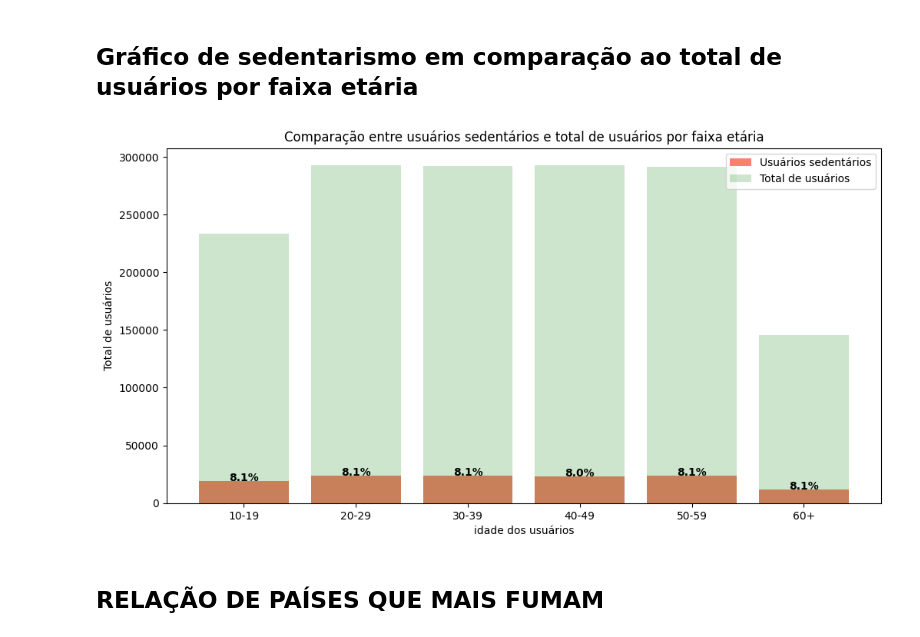
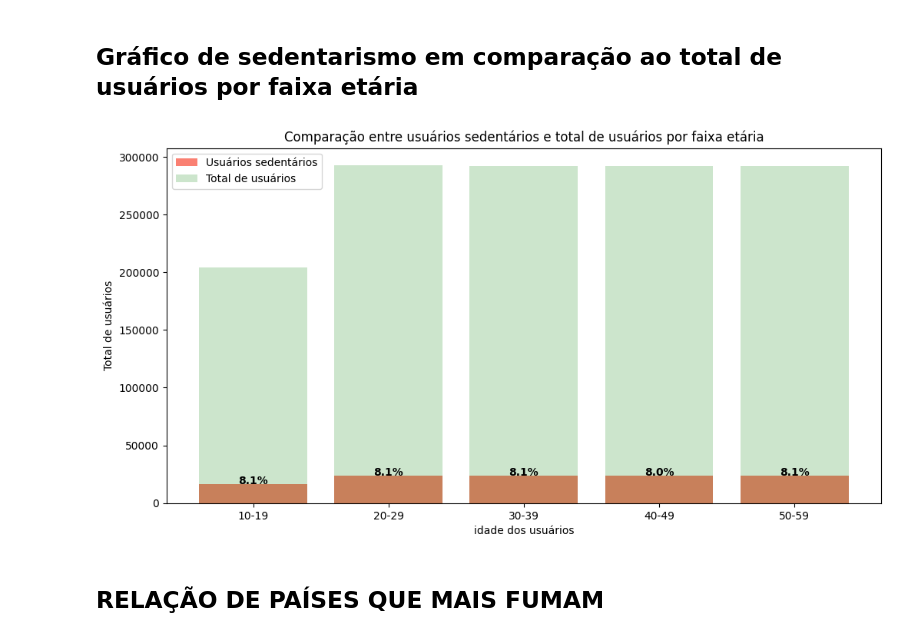
Before and after one commit to H3ytt0r62/SBD2-Social_Media_User_Analysis, a Jupyter notebook: Data layer/Raw/analytcs.ipynb, the cells around one changed output. Drawn from its saved outputs; the diff is of its cells as text; code cells hidden in the pictures.

```diff
--- a/Data layer/Raw/analytcs.ipynb
+++ b/Data layer/Raw/analytcs.ipynb
@@ -171,0 +160,19 @@ plt.show()
+# %%
+df_raw['faixa_idade'] = pd.cut(
+    df_raw['age'],
+    bins=[18, 30, 40, 50, 60, 70, 100]
+)
+
+media = df_raw.groupby(
+    'faixa_idade',
+    observed=True
+)['exercise_hours_per_week'].mean()
+
+plt.figure(figsize=(9,6))
+plt.plot(media.index.astype(str), media.values, marker='o')
+
+plt.xlabel('Faixa etária')
+plt.ylabel('Média de horas de exercício por semana')
+plt.title('Média de atividade física por faixa etária')
+
+plt.show()
@@ -175,24 +184,29 @@ np.int64(65)
 # %% [markdown]
 ## Gráfico de sedentarismo em comparação ao total de usuários por faixa etária
 # %%
+binsv= [10,20,30,40,50,60,]
+labels = ['10-19','20-29','30-39','40-49','50-59']
+
+df_raw['age_group'] = pd.cut(df_raw['age'], bins=binsv, labels=labels, right=False)
+
 plt.figure(figsize=(12,6))
 df_raw['seden'] = df_raw['exercise_hours_per_week'] <= 2
 df_raw['seden_total'] = df_raw[df_raw['seden'] == True]['exercise_hours_per_week']
 idd_seden = df_raw.groupby('age_group',observed=True)['seden_total'].count()
 per = (idd_seden / df_raw.groupby('age_group',observed=True)['exercise_hours_per_week'].count()) * 100
 plt.bar(idd_seden.index, idd_seden.values, color='salmon')
 idd_total = df_raw.groupby('age_group',observed=True)['exercise_hours_per_week'].count()
 plt.bar(idd_total.index, idd_total.values, color='green', alpha=0.2)
 for i, valor_percentual in enumerate(per):
     plt.text(i, idd_seden.values[i] + 1, f'{valor_percentual:.1f}%',
              ha='center', fontsize=10, fontweight='bold')
 plt.xlabel("idade dos usuários")
 plt.ylabel("Total de usuários")
 plt.title("Comparação entre usuários sedentários e total de usuários por faixa etária")
 plt.legend(['Usuários sedentários', 'Total de usuários'])
 plt.show()
 # %% [output]
-[figure, old version]
+[figure, new version]
 # %% [markdown]
 ## RELAÇÃO DE PAÍSES QUE MAIS FUMAM
 # %%
```
Also changed, not shown: parts of 3 cells of this notebook, 2 other files.
